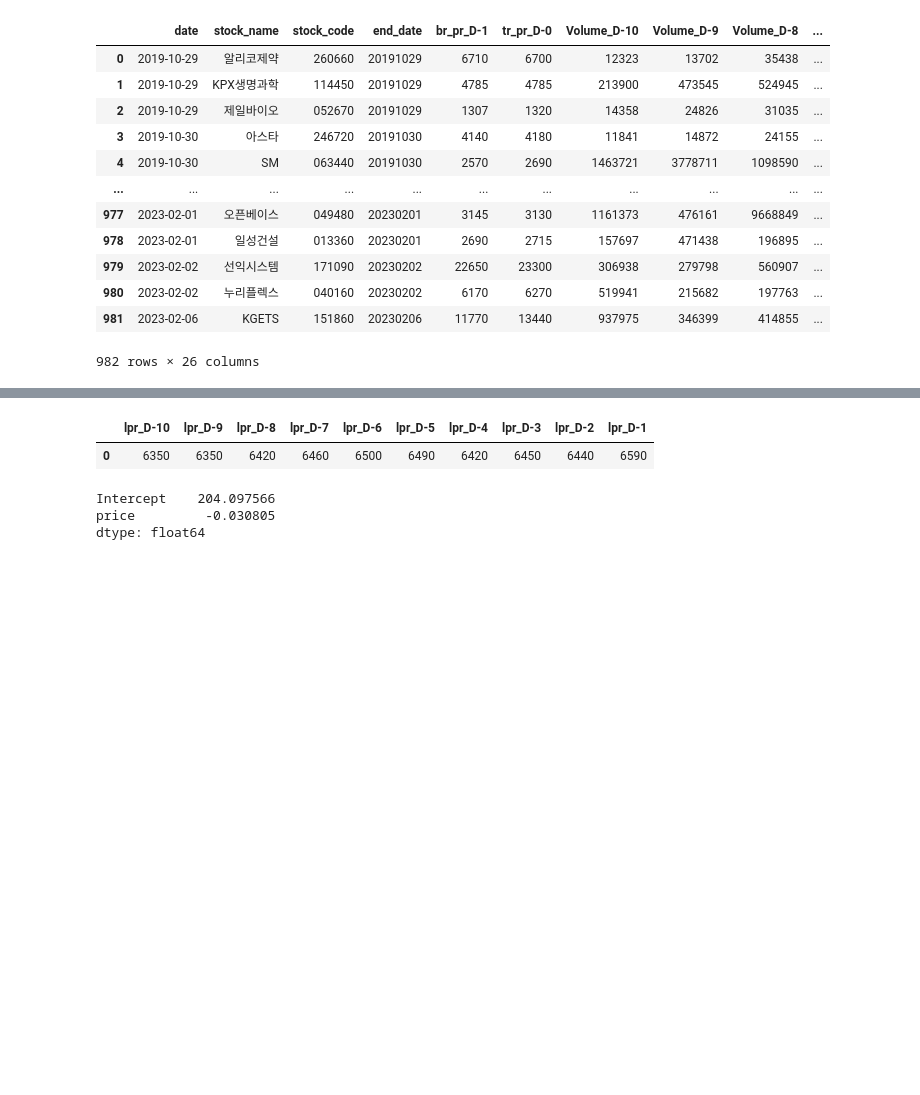
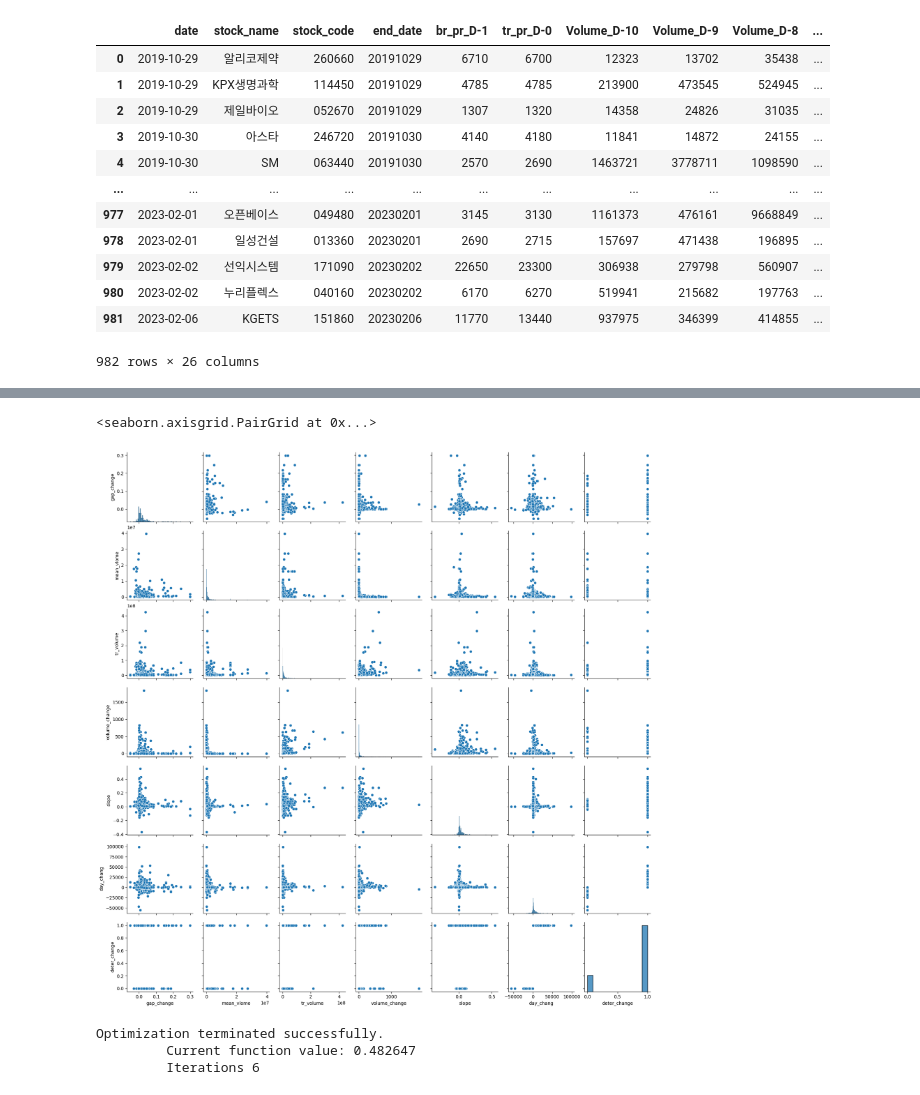
Before and after one commit to kknaks/assingment, a Jupyter notebook: 221228_stock/stock2.ipynb, the cells around one changed output, grey strips where cells are left out. Cells and saved outputs as stored; diff of their text form; code cells hidden in the pictures; blank space fills up the shorter version.

```diff
--- a/221228_stock/stock2.ipynb
+++ b/221228_stock/stock2.ipynb
@@ -203,0 +266,4 @@ stock2['mean_vlome'] = stock2.iloc[:,6:16].mean(axis =1)
+# %%
+stock2['tr_volume'] = data2
+# %%
+stock2['volume_change']=stock2.iloc[:,27:].pct_change(axis=1).dropna(axis=1)
@@ -204,2 +286,4 @@ stock2['mean_vlome'] = stock2.iloc[:,6:16].mean(axis =1)
+# %%
+stock2['deter_change'] = stock2.day_chang.apply(lambda x : 1 if x > 0 else 0)
 # %%
-parmeter = stock2.iloc[:,16:26]
+stock_data = stock2.iloc[:,26:]
@@ -208,5 +289,0 @@ parmeter = parmeter.iloc[0:1,:]
-# %%
-parmeter
-# %% [output]
-|  | lpr_D-10 | lpr_D-9 | lpr_D-8 | lpr_D-7 | lpr_D-6 | lpr_D-5 | lpr_D-4 | lpr_D-3 | lpr_D-2 | lpr_D-1 |
-| 0 | 6350 | 6350 | 6420 | 6460 | 6500 | 6490 | 6420 | 6450 | 6440 | 6590 |
@@ -223,6 +290,7 @@ model = sm.OLS.from_formula('index ~ price', parmeter).fit()
-# %%
-model.params
-# %% [output]
-Intercept    204.097566
-price         -0.030805
-dtype: float64
+# %%
+#산전도 그리기
+%matplotlib inline
+sns.pairplot(stock_data)
+# %% [output]
+<seaborn.axisgrid.PairGrid at 0x...>
+[figure, added]
@@ -228,0 +321,8 @@ dtype: float64
+# %%
+X = sm.add_constant(X)
+model = sm.Logit(Y,X)
+results = model.fit()
+# %% [output]
+Optimization terminated successfully.
+         Current function value: 0.482647
+         Iterations 6
```
Also changed, not shown: parts of 22 cells of this notebook, 2 other files.
